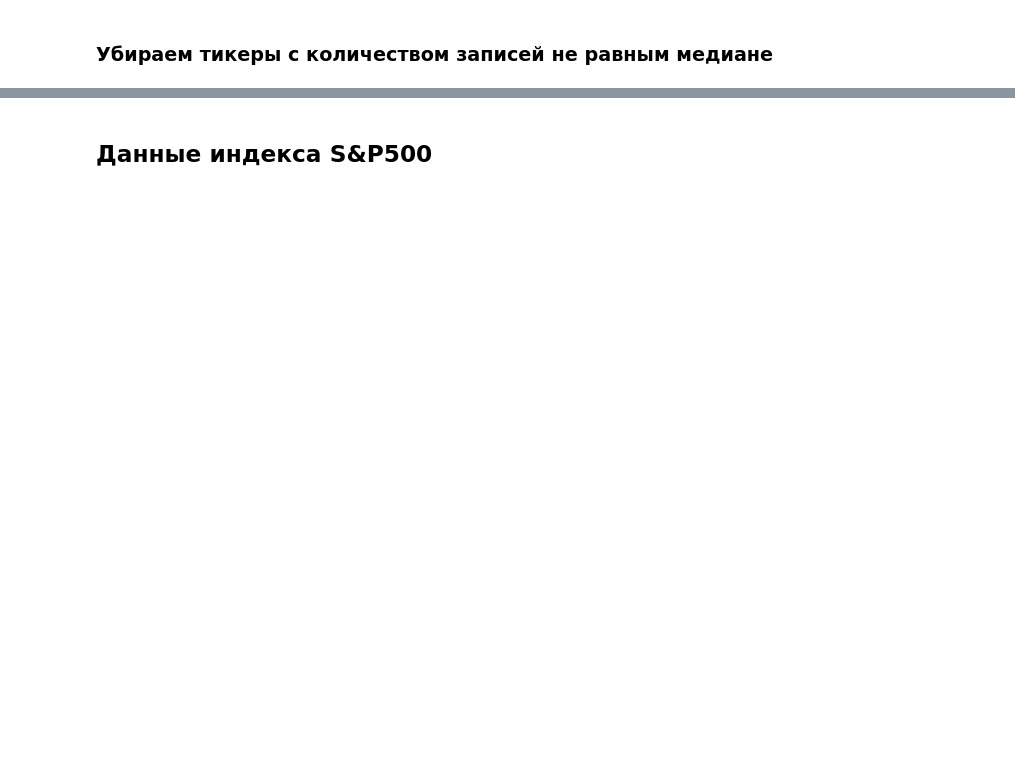
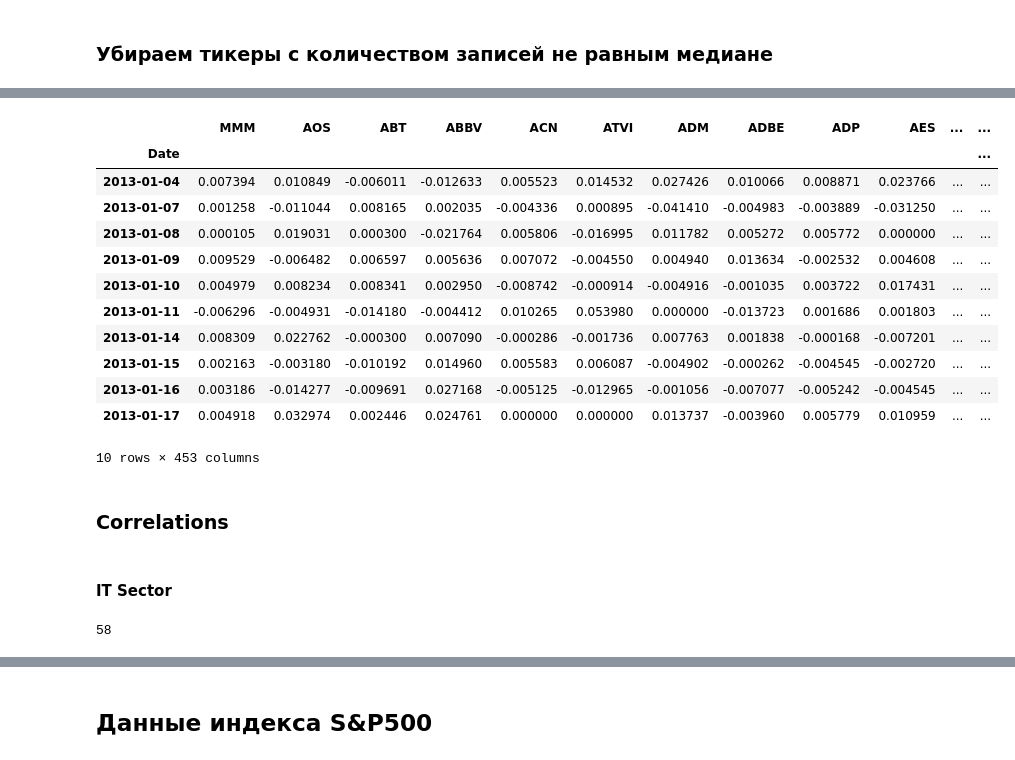
Before and after one commit to hivaze/portfolio_optimization_study, a Jupyter notebook: data_collection.ipynb, the cells around one changed output, grey strips where cells are left out. Drawn from its saved outputs; the diff is of its cells as text; code cells hidden in the pictures; blank space fills up the shorter version.

```diff
--- a/data_collection.ipynb
+++ b/data_collection.ipynb
@@ -158,6 +172,23 @@ len(filtered_total_data), len(total_data) - len(filtered_total_data)
 with open('data/sp500_components_10y.pickle', 'wb') as f:
     pickle.dump(filtered_total_data, f)
 # %%
-# sp_close_prices = {k: v['Close'] for k, v in data_for_symbols.items()}
-# sp_close_prices = pd.DataFrame(sp_close_prices)
-# sp_close_prices.to_csv('data/sp_close_prices_new.csv')
+sp_close_prices = {d['ticker']: d['data']['Close_change'] for d in filtered_total_data}
+sp_close_prices = pd.DataFrame(sp_close_prices)
+sp_close_prices.to_csv('data/sp500_components_cpc_10y.csv')
+sp_close_prices.head(10)
+# %% [output]
+|  | MMM | AOS | ABT | ABBV | ACN | ATVI | ADM | ADBE | ADP | AES | ... | ... |
+| Date |  |  |  |  |  |  |  |  |  |  |  | ... |
+| 2013-01-04 | 0.007394 | 0.010849 | -0.006011 | -0.012633 | 0.005523 | 0.014532 | 0.027426 | 0.010066 | 0.008871 | 0.023766 | ... | ... |
+| 2013-01-07 | 0.001258 | -0.011044 | 0.008165 | 0.002035 | -0.004336 | 0.000895 | -0.041410 | -0.004983 | -0.003889 | -0.031250 | ... | ... |
+| 2013-01-08 | 0.000105 | 0.019031 | 0.000300 | -0.021764 | 0.005806 | -0.016995 | 0.011782 | 0.005272 | 0.005772 | 0.000000 | ... | ... |
+| 2013-01-09 | 0.009529 | -0.006482 | 0.006597 | 0.005636 | 0.007072 | -0.004550 | 0.004940 | 0.013634 | -0.002532 | 0.004608 | ... | ... |
+| 2013-01-10 | 0.004979 | 0.008234 | 0.008341 | 0.002950 | -0.008742 | -0.000914 | -0.004916 | -0.001035 | 0.003722 | 0.017431 | ... | ... |
+| 2013-01-11 | -0.006296 | -0.004931 | -0.014180 | -0.004412 | 0.010265 | 0.053980 | 0.000000 | -0.013723 | 0.001686 | 0.001803 | ... | ... |
+| 2013-01-14 | 0.008309 | 0.022762 | -0.000300 | 0.007090 | -0.000286 | -0.001736 | 0.007763 | 0.001838 | -0.000168 | -0.007201 | ... | ... |
+| 2013-01-15 | 0.002163 | -0.003180 | -0.010192 | 0.014960 | 0.005583 | 0.006087 | -0.004902 | -0.000262 | -0.004545 | -0.002720 | ... | ... |
+| 2013-01-16 | 0.003186 | -0.014277 | -0.009691 | 0.027168 | -0.005125 | -0.012965 | -0.001056 | -0.007077 | -0.005242 | -0.004545 | ... | ... |
+| 2013-01-17 | 0.004918 | 0.032974 | 0.002446 | 0.024761 | 0.000000 | 0.000000 | 0.013737 | -0.003960 | 0.005779 | 0.010959 | ... | ... |
+10 rows × 453 columns
+# %% [markdown]
+### Correlations
@@ -163,0 +207,7 @@ with open('data/sp500_components_10y.pickle', 'wb') as f:
+# %% [markdown]
+#### IT Sector
+# %%
+it_data_dicts = [d for d in filtered_total_data if d['sector'] == 'Information Technology']
+len(it_data_dicts)
+# %% [output]
+58
```
Also changed, not shown: parts of 22 cells of this notebook, 8 other files.
